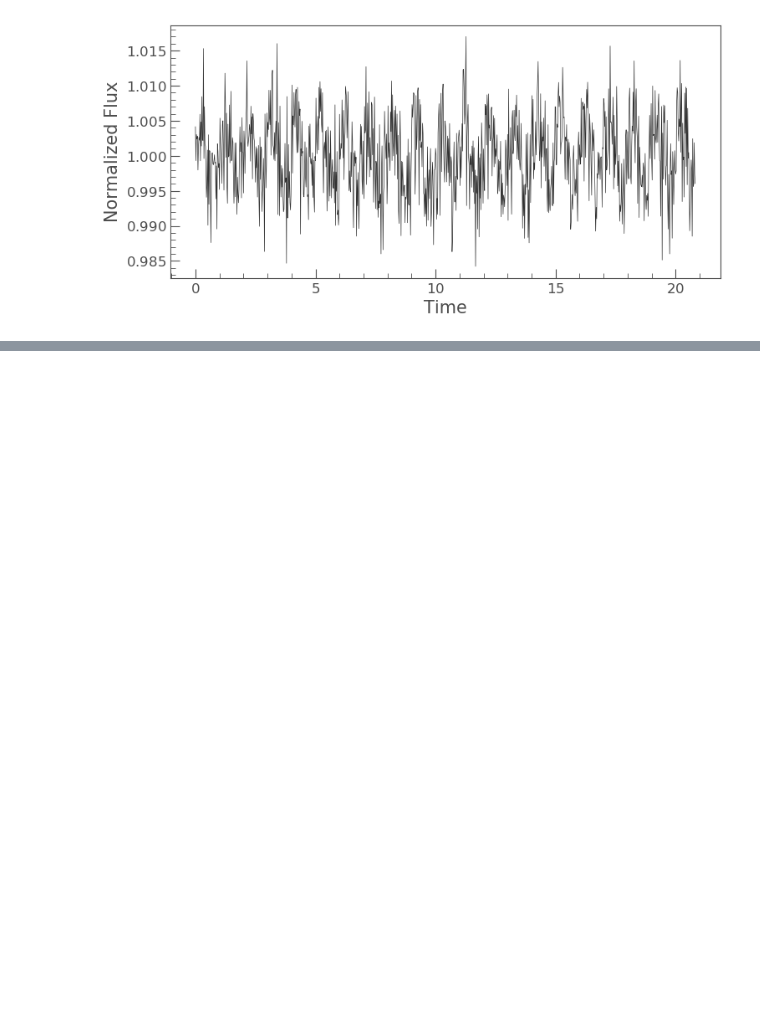
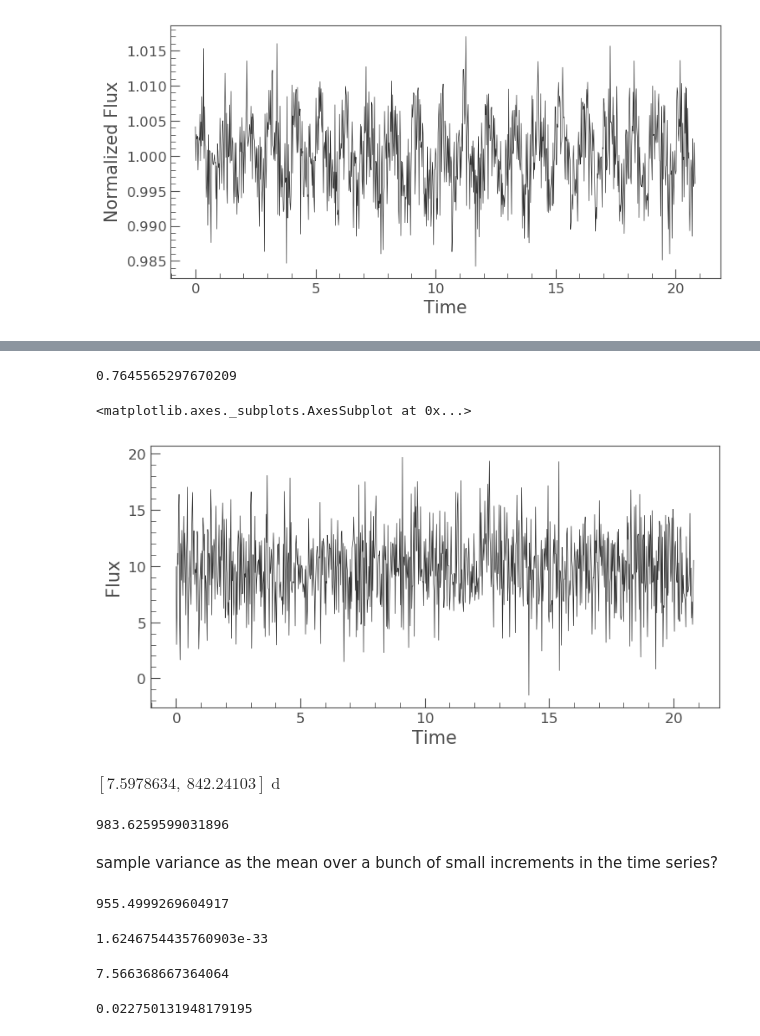
Before and after one commit to Higgins00/AstroResearch, a Jupyter notebook: Simulations.ipynb, the cells around one changed output, grey strips where cells are left out. Saved outputs shown, nothing was run; the diff lists cells and outputs as text; code cells hidden in the pictures; blank space fills up the shorter version.

```diff
--- a/Simulations.ipynb
+++ b/Simulations.ipynb
@@ -337,0 +413,13 @@ plt.scatter(loc[0][1],loc[0][2])
+# %%
+fhp[0][0]
+# %% [output]
+0.7645565297670209
+# %%
+lc[0][0].plot()
+# %% [output]
+<matplotlib.axes._subplots.AxesSubplot at 0x...>
+[figure, added]
+# %%
+(pg[5][5].power)*scalingf
+# %% [output]
+$[7.5978634,~842.24103] \; \mathrm{d}$
@@ -337,0 +428,22 @@ plt.scatter(loc[0][1],loc[0][2])
+# %%
+(np.var(lc[5][5].flux)/24)
+# %% [output]
+983.6259599031896
+# %% [markdown]
+sample variance as the mean over a bunch of small increments in the time series?
+# %%
+(np.var(lc[5][5].flux[21:24])/24)
+# %% [output]
+955.4999269604917
+# %%
+stats.chi2.sf(151,2)
+# %% [output]
+1.6246754435760903e-33
+# %%
+stats.chi2.isf(0.022750131948179195,2)
+# %% [output]
+7.566368667364064
+# %%
+stats.norm.sf(2)
+# %% [output]
+0.022750131948179195
```
Also changed, not shown: parts of 20 cells of this notebook.
